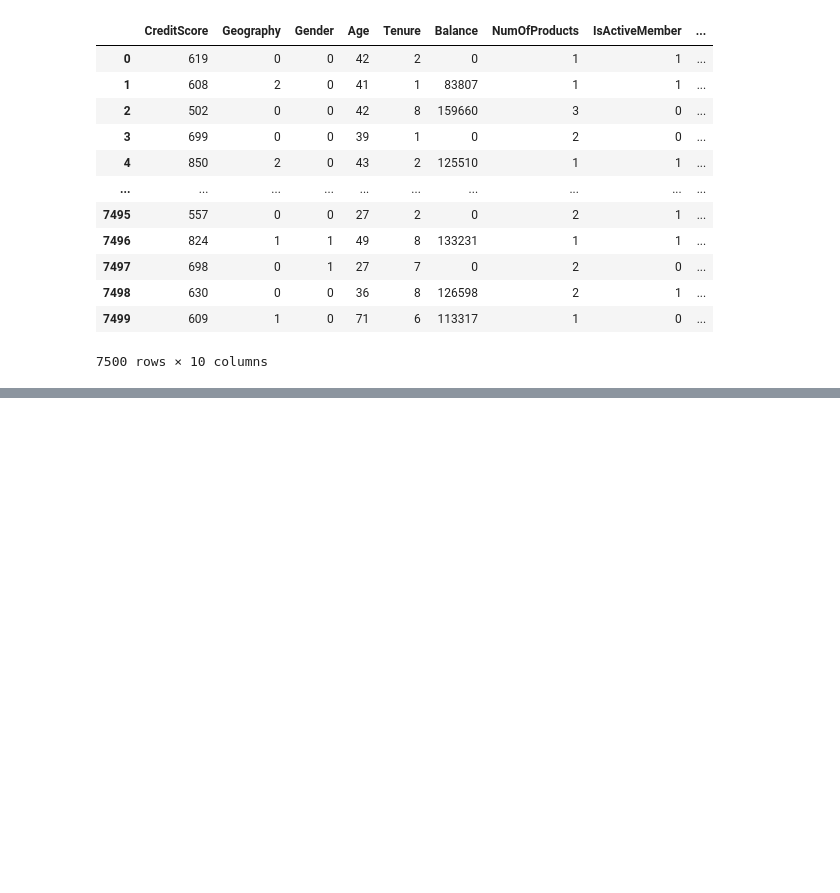
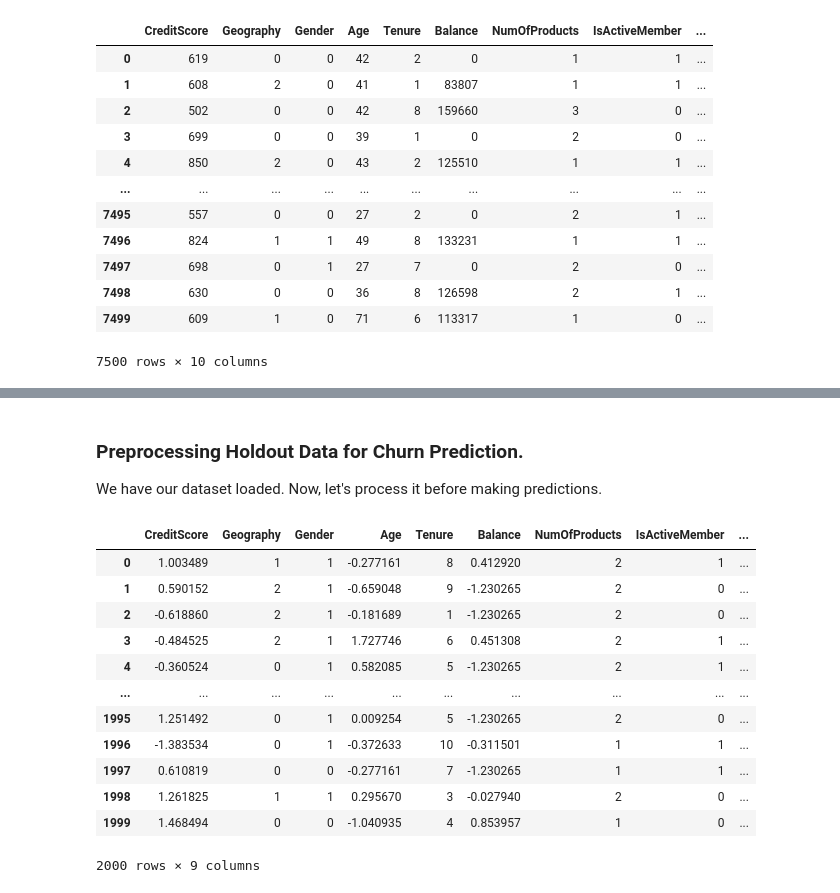
Before and after one commit to NandiSoham/Bank-Churn-Prediction, a Jupyter notebook: bank_churn_predictor.ipynb, the cells around one changed output, grey strips where cells are left out. Drawn from its saved outputs; the diff is of its cells as text; code cells hidden in the pictures; blank space fills up the shorter version.

```diff
--- a/bank_churn_predictor.ipynb
+++ b/bank_churn_predictor.ipynb
@@ -367,0 +478,40 @@ We've obtained the remaining metrics. Now, let's fine-tune the model to improve
+# %% [markdown]
+### Preprocessing Holdout Data for Churn Prediction.
+We have our dataset loaded. Now, let's process it before making predictions.
+# %%
+import pandas as pd
+from sklearn.preprocessing import LabelEncoder
+
+# Step 1: Drop specified columns
+columns_to_drop = ['HasCrCard', 'RowNumber', 'CustomerId', 'Surname']
+holdout_df.drop(columns=columns_to_drop, inplace=True)
+
+# Step 2: Convert 'EstimatedSalary' and 'Balance' columns to integer data types
+holdout_df['EstimatedSalary'] = holdout_df['EstimatedSalary'].astype(int)
+holdout_df['Balance'] = holdout_df['Balance'].astype(int)
+
+# Step 3: Perform label encoding for selected features
+lstforle = ['Geography', 'Gender']  # List of features for label encoding
+label_encoders = {}
+for feature in lstforle:
+    label_encoders[feature] = LabelEncoder()
+    holdout_df[feature] = label_encoders[feature].fit_transform(holdout_df[feature])
+
+
+holdout_df[numbCol] = sc.transform(holdout_df[numbCol])
+
+holdout_df
+# %% [output]
+|  | CreditScore | Geography | Gender | Age | Tenure | Balance | NumOfProducts | IsActiveMember | ... |
+| 0 | 1.003489 | 1 | 1 | -0.277161 | 8 | 0.412920 | 2 | 1 | ... |
+| 1 | 0.590152 | 2 | 1 | -0.659048 | 9 | -1.230265 | 2 | 0 | ... |
+| 2 | -0.618860 | 2 | 1 | -0.181689 | 1 | -1.230265 | 2 | 0 | ... |
+| 3 | -0.484525 | 2 | 1 | 1.727746 | 6 | 0.451308 | 2 | 1 | ... |
+| 4 | -0.360524 | 0 | 1 | 0.582085 | 5 | -1.230265 | 2 | 1 | ... |
+| ... | ... | ... | ... | ... | ... | ... | ... | ... | ... |
+| 1995 | 1.251492 | 0 | 1 | 0.009254 | 5 | -1.230265 | 2 | 0 | ... |
+| 1996 | -1.383534 | 0 | 1 | -0.372633 | 10 | -0.311501 | 1 | 1 | ... |
+| 1997 | 0.610819 | 0 | 0 | -0.277161 | 7 | -1.230265 | 1 | 1 | ... |
+| 1998 | 1.261825 | 1 | 1 | 0.295670 | 3 | -0.027940 | 2 | 0 | ... |
+| 1999 | 1.468494 | 0 | 0 | -1.040935 | 4 | 0.853957 | 1 | 0 | ... |
+2000 rows × 9 columns
```
Also changed, not shown: parts of 45 cells of this notebook, 2 other files.
